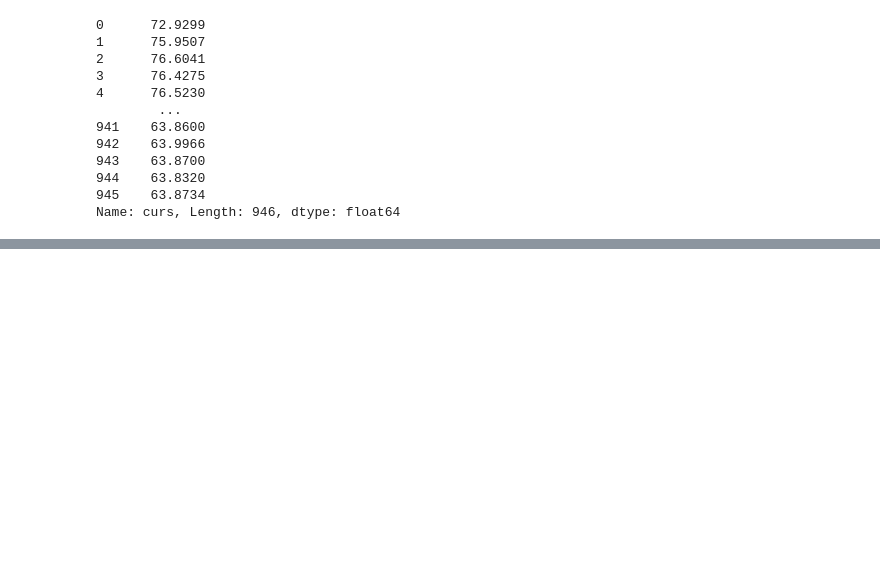
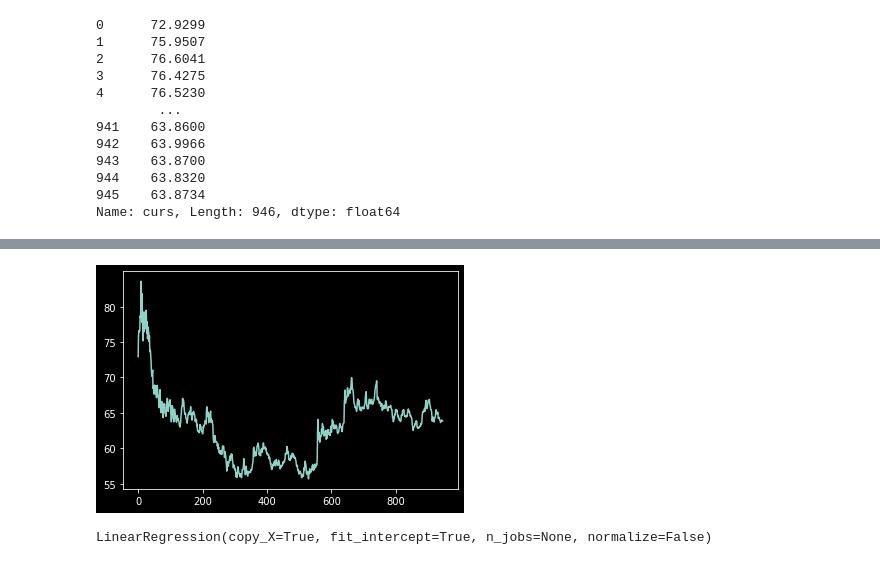
Before and after one commit to 4egod/skillbox_ds_hw, a Jupyter notebook: hw.ipynb, the cells around one changed output, grey strips where cells are left out. Cells and saved outputs as stored; diff of their text form; code cells hidden in the pictures; blank space fills up the shorter version.

Commit message:
add: linear regression

```diff
--- a/hw.ipynb
+++ b/hw.ipynb
@@ -41,0 +81,10 @@ end=len(values) - future
+# %%
+plt.plot(values)
+plt.show()
+# %% [output]
+[figure, added]
+# %%
+LinReg = LinearRegression()
+LinReg.fit(x, y)
+# %% [output]
+LinearRegression(copy_X=True, fit_intercept=True, n_jobs=None, normalize=False)
```
Also changed, not shown: parts of 11 cells of this notebook.
